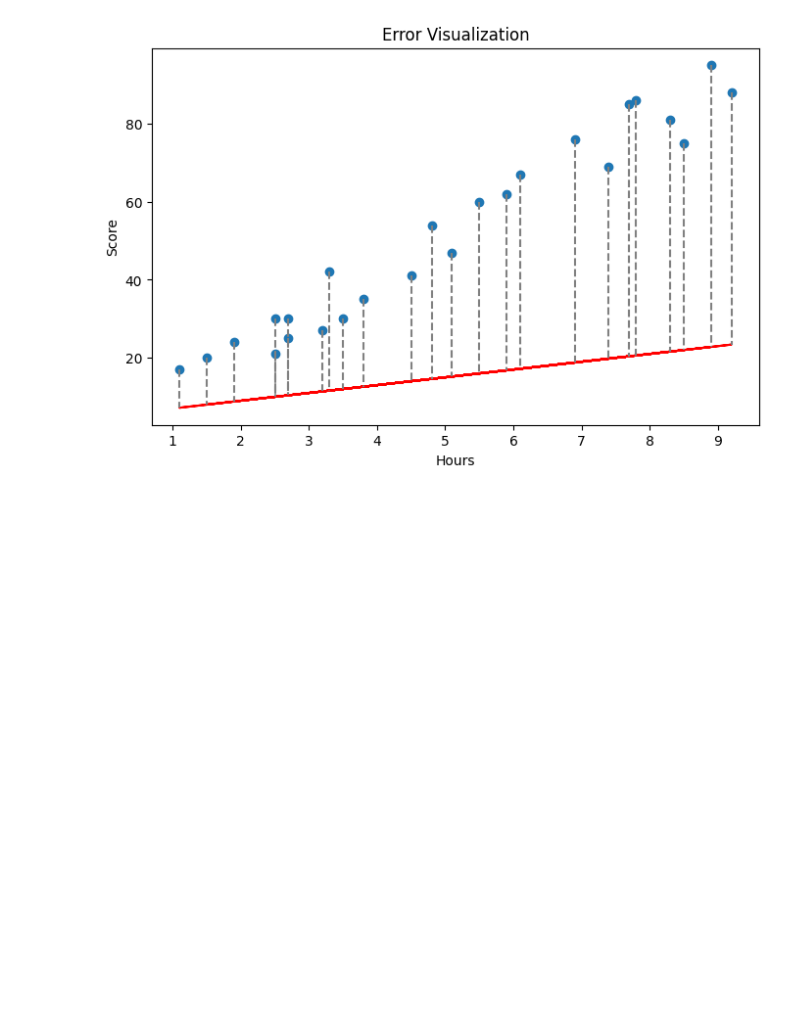
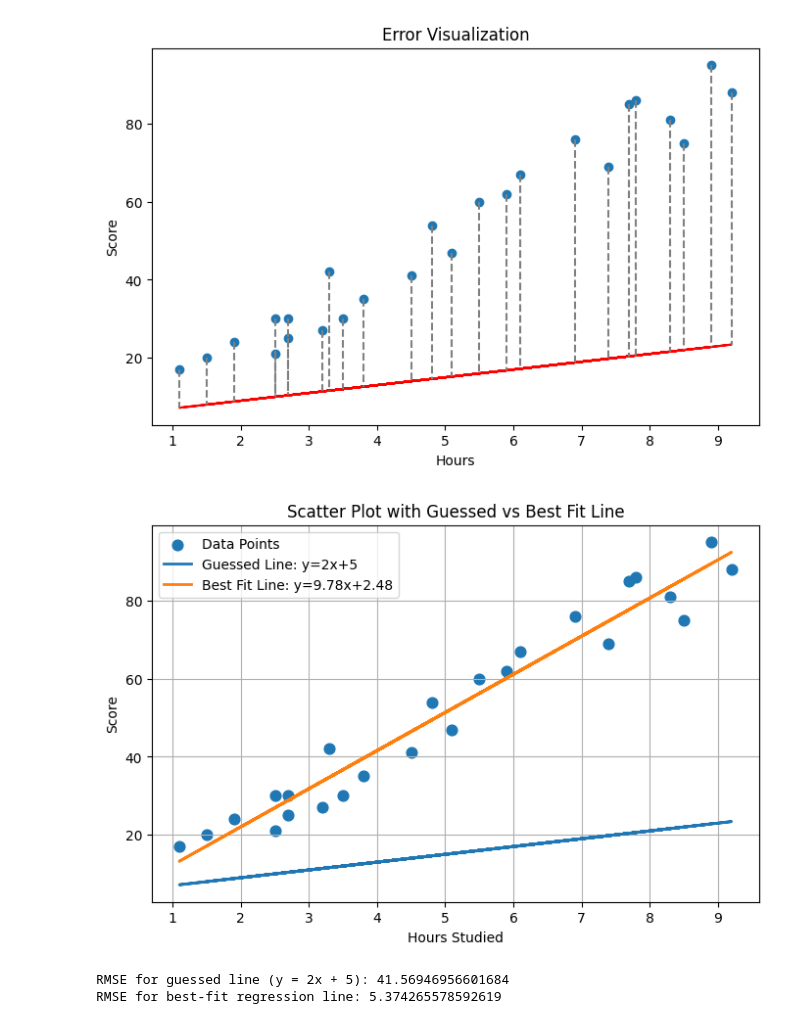
Before and after one commit to PoojaGhera/my-experiments-notebooks, a Jupyter notebook: notebooks/supervised-learning-linearregression.ipynb, the cells around one changed output. Saved outputs shown, nothing was run; the diff lists cells and outputs as text; code cells hidden in the pictures; blank space fills up the shorter version.

```diff
--- a/notebooks/supervised-learning-linearregression.ipynb
+++ b/notebooks/supervised-learning-linearregression.ipynb
@@ -103,3 +103,69 @@ plt.title("Error Visualization")
 plt.show()
 # %% [output]
 [figure]
+# %%
+import numpy as np
+import matplotlib.pyplot as plt
+from sklearn.linear_model import LinearRegression
+
+# --- DATA ---
+X = df[["Hours"]]     # 2D shape (n, 1)
+y = df["Scores"]      # 1D shape (n,)
+
+# ============================================================
+# 1) GUESSED LINE (y = 2x + 5)
+# ============================================================
+
+m_guess = 2
+b_guess = 5
+
+y_pred_guess = m_guess * df["Hours"] + b_guess
+
+rmse_guess = np.sqrt(np.mean((y - y_pred_guess)**2))
+
+
+# ============================================================
+# 2) BEST FIT LINE (Linear Regression)
+# ============================================================
+
+model = LinearRegression()
+model.fit(X, y)
+
+m_best = model.coef_[0]
+b_best = model.intercept_
+
+y_pred_best = model.predict(X)
+
+rmse_best = np.sqrt(np.mean((y - y_pred_best)**2))
+
+
+# ============================================================
+# 3) PLOT EVERYTHING
+# ============================================================
+
+plt.figure(figsize=(8,5))
+plt.scatter(df["Hours"], df["Scores"], label="Data Points", s=60)
+
+# guessed line
+plt.plot(df["Hours"], y_pred_guess, label=f"Guessed Line: y={m_guess}x+{b_guess}", linewidth=2)
+
+# best-fit line
+plt.plot(df["Hours"], y_pred_best, label=f"Best Fit Line: y={m_best:.2f}x+{b_best:.2f}", linewidth=2)
+
+plt.xlabel("Hours Studied")
+plt.ylabel("Score")
+plt.title("Scatter Plot with Guessed vs Best Fit Line")
+plt.legend()
+plt.grid(True)
+plt.show()
+
+# ============================================================
+# 4) PRINT RMSE VALUES
+# ============================================================
+
+print("RMSE for guessed line (y = 2x + 5):", rmse_guess)
+print("RMSE for best-fit regression line:", rmse_best)
+# %% [output]
+[figure, added]
+RMSE for guessed line (y = 2x + 5): 41.56946956601684
+RMSE for best-fit regression line: 5.374265578592619
```
